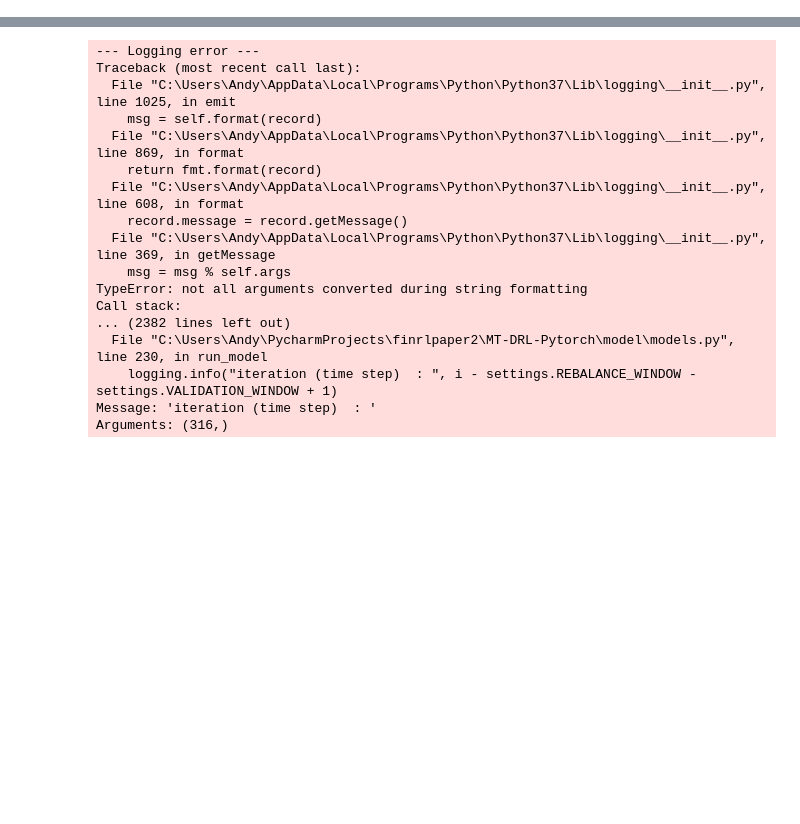
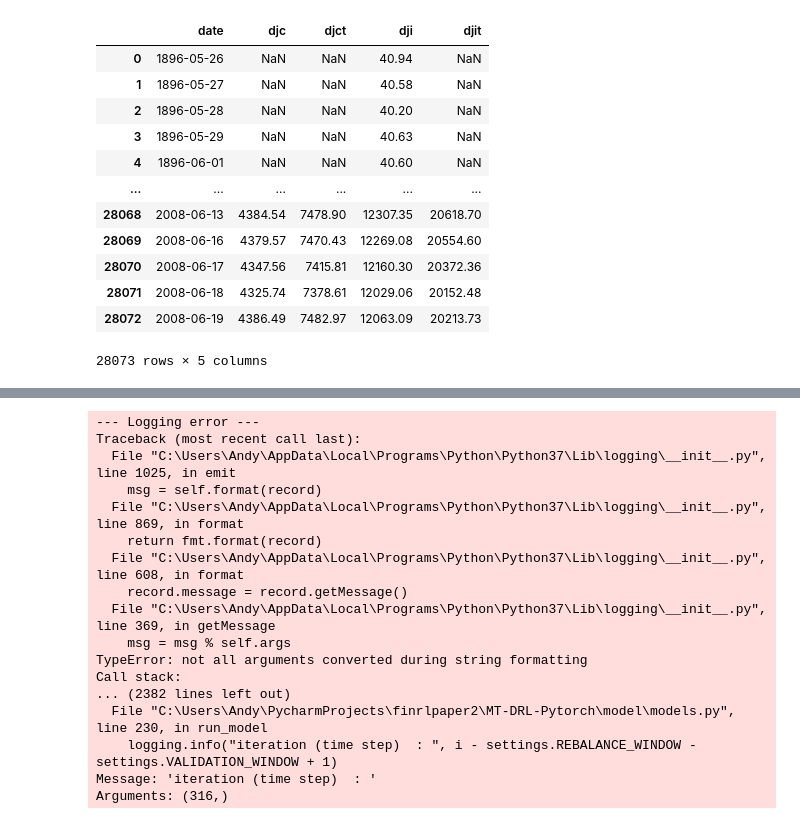
Before and after one commit to maimai04/MT-DRL-Pytorch, a Jupyter notebook: run.ipynb, the cells around one changed output, grey strips where cells are left out. Drawn from its saved outputs; the diff is of its cells as text; code cells hidden in the pictures; blank space fills up the shorter version.

Commit message:
changed training structure, modified environment, madded enchmarks calculation file and get_data for fetching data from Wharton DB or other.

```diff
--- a/run.ipynb
+++ b/run.ipynb
@@ -10,0 +11,12 @@ no crisis measure selected.
+# %%
+# see: https://wrds-www.wharton.upenn.edu/
+# https://wrds-www.wharton.upenn.edu/pages/support/programming-wrds/programming-python/querying-wrds-data-python/
+
+def fetch_remote_dataset(database: str = dataprep_settings.DATABASE
+                         ) -> None:
+    # username: baca0426
+    # pw: AmalgamiaWonder123_
+    if database == "WhartonDB":
+        db = wrds.Connection()
+    return db
+db = fetch_remote_dataset()
@@ -10,0 +115,28 @@ no crisis measure selected.
+# %%
+# query data
+sql_query = """
+SELECT date,
+       djc,
+       djct,
+       dji,
+       djit
+FROM djones.djdaily
+"""
+# WHERE cik IN ('0000000003', '0000000003', '0000000003', '0000000003', '0000000003')
+# %%
+data_query = db.raw_sql(sql_query)
+data_query
+# %% [output]
+|  | date | djc | djct | dji | djit |
+| 0 | 1896-05-26 | NaN | NaN | 40.94 | NaN |
+| 1 | 1896-05-27 | NaN | NaN | 40.58 | NaN |
+| 2 | 1896-05-28 | NaN | NaN | 40.20 | NaN |
+| 3 | 1896-05-29 | NaN | NaN | 40.63 | NaN |
+| 4 | 1896-06-01 | NaN | NaN | 40.60 | NaN |
+| ... | ... | ... | ... | ... | ... |
+| 28068 | 2008-06-13 | 4384.54 | 7478.90 | 12307.35 | 20618.70 |
+| 28069 | 2008-06-16 | 4379.57 | 7470.43 | 12269.08 | 20554.60 |
+| 28070 | 2008-06-17 | 4347.56 | 7415.81 | 12160.30 | 20372.36 |
+| 28071 | 2008-06-18 | 4325.74 | 7378.61 | 12029.06 | 20152.48 |
+| 28072 | 2008-06-19 | 4386.49 | 7482.97 | 12063.09 | 20213.73 |
+28073 rows × 5 columns
```
Also changed, not shown: parts of 12 cells of this notebook, 8 other files.
